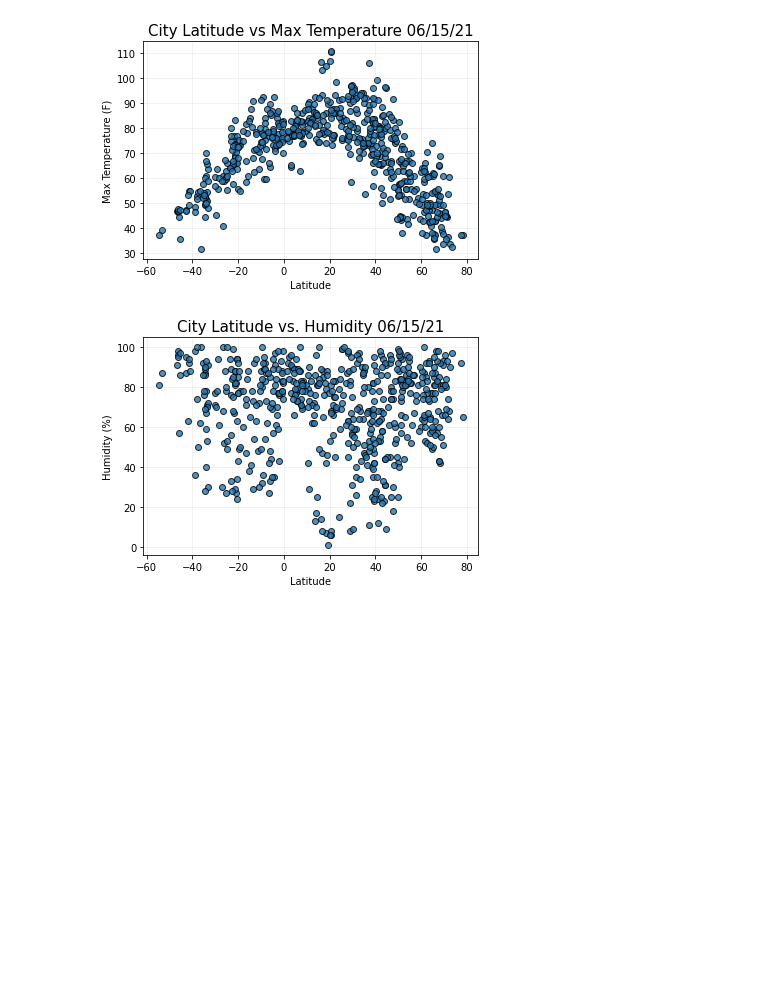
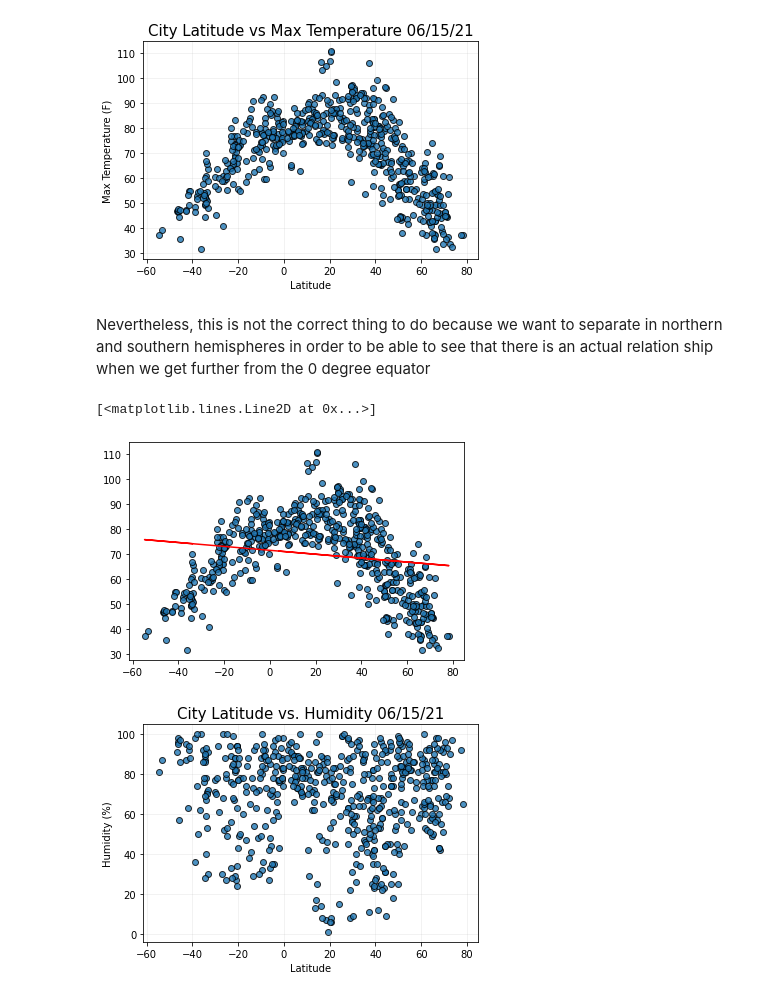
Before and after one commit to nicoserrano/World_Weather_Analysis, a Jupyter notebook: WeatherPy.ipynb, the cells around one changed output. Drawn from its saved outputs; the diff is of its cells as text; code cells hidden in the pictures; blank space fills up the shorter version.

```diff
--- a/WeatherPy.ipynb
+++ b/WeatherPy.ipynb
@@ -217,6 +217,20 @@ plt.savefig('weather_data/Lats_vs_MaxTemp.png')
 plt.show()
 # %% [output]
 [figure]
+# %% [markdown]
+Nevertheless, this is not the correct thing to do because we want to separate in northern and southern hemispheres in order to be able to see that there is an actual relation ship when we get further from the 0 degree equator
+# %%
+# Skill drill to come up with regression line
+from scipy.stats import linregress
+
+# This would be one way to do it, but we are going to create a fct instead
+(slope, intercept, r_val, p_val, std_err) = linregress(lats, max_temps)
+regress_values = [(lat * slope + intercept) for lat in lats]
+plt.scatter(lats, max_temps,edgecolors='black', linewidths=1, alpha=0.8)
+plt.plot(lats,regress_values,'r')
+# %% [output]
+[<matplotlib.lines.Line2D at 0x...>]
+[figure, added]
 # %%
 # Build the scatter plots for latitude vs. humidity.
 plt.scatter(lats,
```
Also changed, not shown: parts of 25 cells of this notebook.
